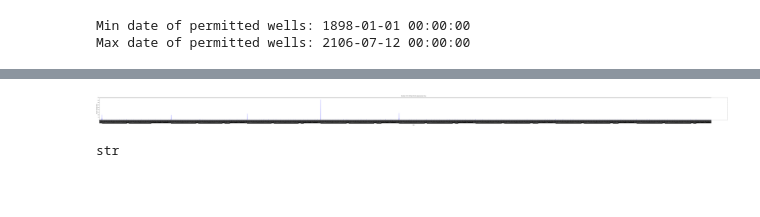
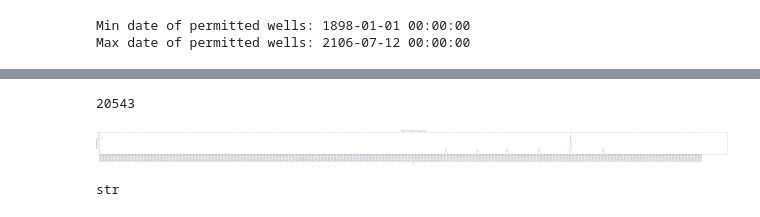
Before and after one commit to gretchenriggs/Colorado_Oil_Gas_Permit_Analysis, a Jupyter notebook: Colorado_Drilling_Permits_2012-04-11_to_2017-08-28.ipynb, the cells around one changed output, grey strips where cells are left out. Drawn from its saved outputs; the diff is of its cells as text; code cells hidden in the pictures; blank space fills up the shorter version.

Commit message:
EDA on scraped permits

```diff
--- a/Colorado_Drilling_Permits_2012-04-11_to_2017-08-28.ipynb
+++ b/Colorado_Drilling_Permits_2012-04-11_to_2017-08-28.ipynb
@@ -21,7 +23,7 @@ from pylab import rcParams
 # Import Colorado Oil & Gas Well historical permits approved 1/1/1898?? - 8/28/2017
 # http://cogcc.state.co.us/data.html#/cogis
 df_wells = pd.read_csv("data/older_well_permits_clean.csv")
-df_wells['status'] = pd.to_datetime(df_wells['status'])
+df_wells['permit_date'] = pd.to_datetime(df_wells['permit_date'])
 
 df_wells.sample(5)
 # %% [output]
@@ -39,0 +62,6 @@ Max date of permitted wells: 2106-07-12 00:00:00
+# %%
+# Updating '2106-07-12 to '2016-07-12'
+df_wells.loc[df_wells['permit_date'] == '2106-07-12', 'permit_date'] = pd.to_datetime('2016-07-12')
+
+# Checking results
+df_wells.iloc[72342]
@@ -101,11 +144,16 @@ def line_plot(df, column):
+# %%
+len(df_wells.groupby('permit_date').count().index)
+# %% [output]
+20543
 # %%
 # Plotting the number Number of permits approved per Day in Colorado
-line_plot(df_wells[df_wells['status'] >= '1990-01-01'], 'status')
+line_plot(df_wells[df_wells['permit_date'] >= '2016-01-01'], 'permit_date')
 plt.title("Number of CO Drilling Permits Approved per Day\n");
+plt.ylim()
 plt.xlabel('\nDate');
 plt.ylabel('Number of Applications');
 # %% [output]
-[figure, old version]
+[figure, new version]
 # %%
 type(df_wells['status'][0])
 # %% [output]
```
Also changed, not shown: parts of 9 cells of this notebook.
